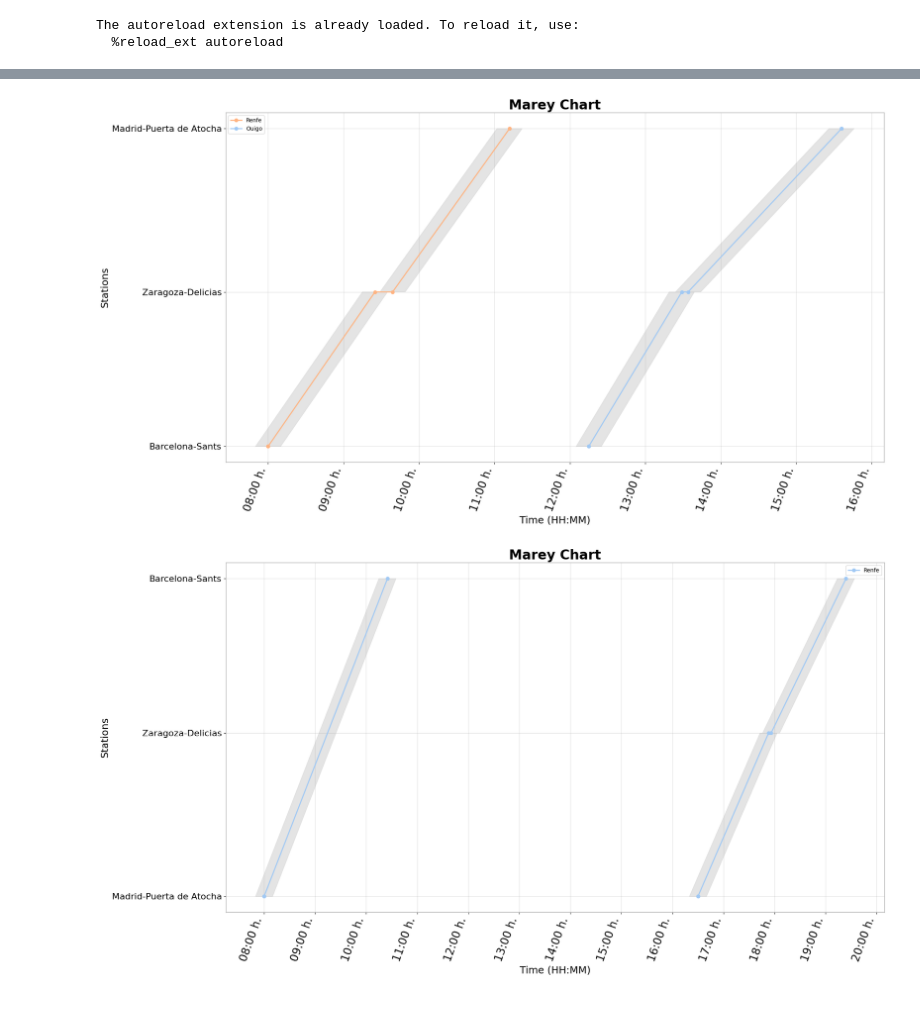
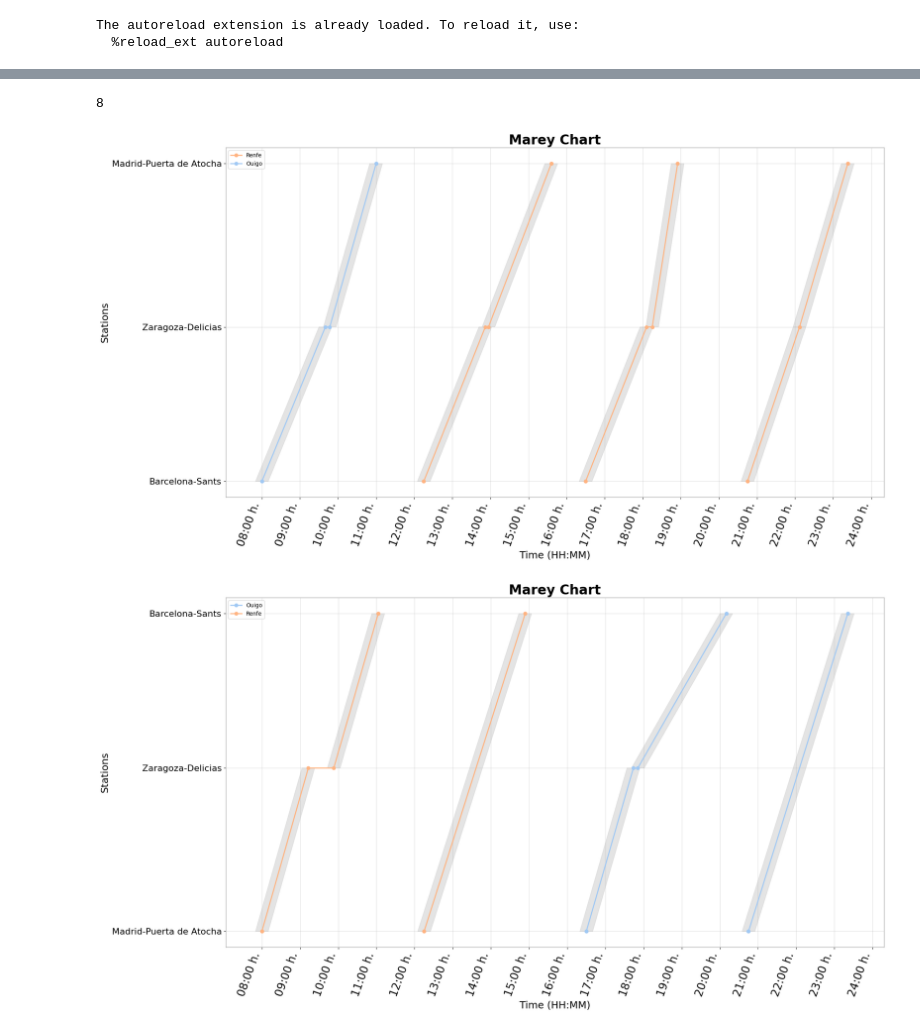
Before and after one commit to JoseAngelMartinB/robin, a Jupyter notebook: notebooks/4.0-supply_generator.ipynb, the cells around one changed output, grey strips where cells are left out. Drawn from its saved outputs; the diff is of its cells as text; code cells hidden in the pictures.

Commit message:
fix: check conflicts using the date of the services

```diff
--- a/notebooks/4.0-supply_generator.ipynb
+++ b/notebooks/4.0-supply_generator.ipynb
@@ -54,17 +54,19 @@ len(supply.services)
 # %%
 # TODO: Is it always necessary to provide an output path? It is unnecessary for marey chart
 
 path_output_csv = '../data/test_case/output.csv'
 
 kernel_plotter = KernelPlotter(
     path_output_csv=path_output_csv,
     path_config_supply=generator_save_path,
 )
 
+date = datetime.datetime.strptime('2024-06-29', '%Y-%m-%d').date()
 kernel_plotter.plot_marey_chart(
-    save_path='../reports/figures/',
-    safety_gap=SAFETY_GAP
+    date=date,
+    save_path='../reports/figures/'
 )
 # %% [output]
+8
-[figure, old version]
+[figure, new version]
-[figure, old version]
+[figure, new version]
```
Also changed, not shown: parts of 3 cells of this notebook, 5 other files.
